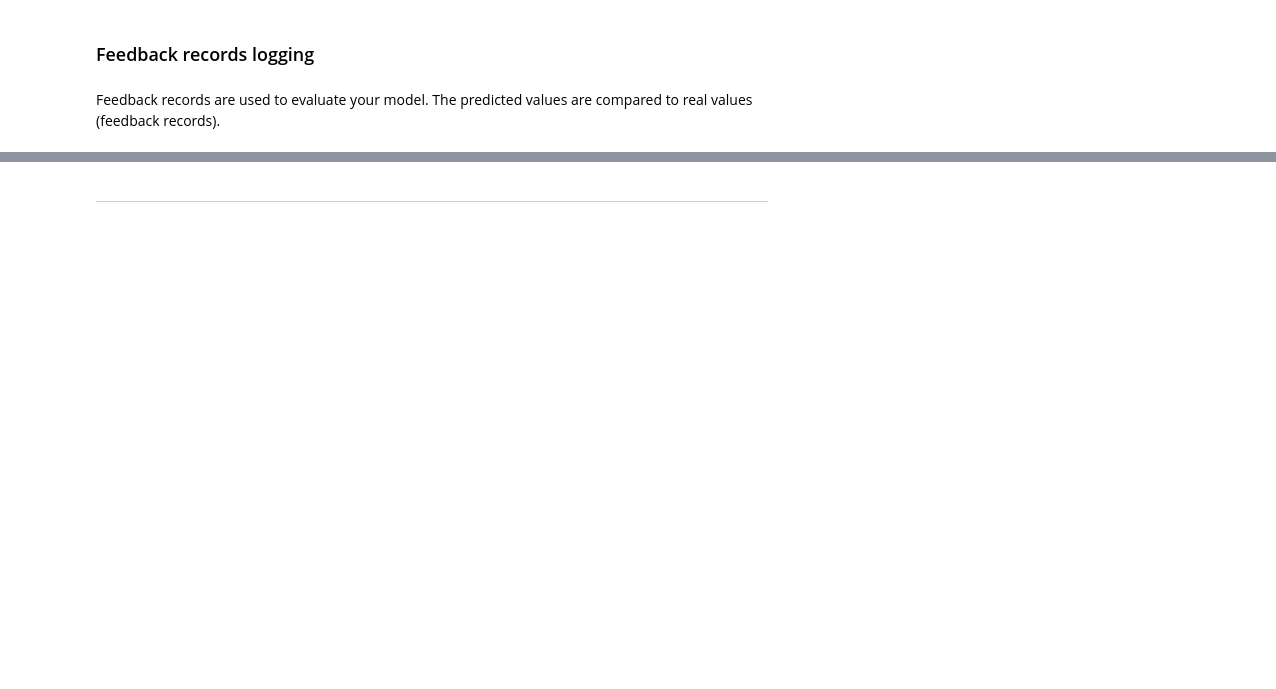
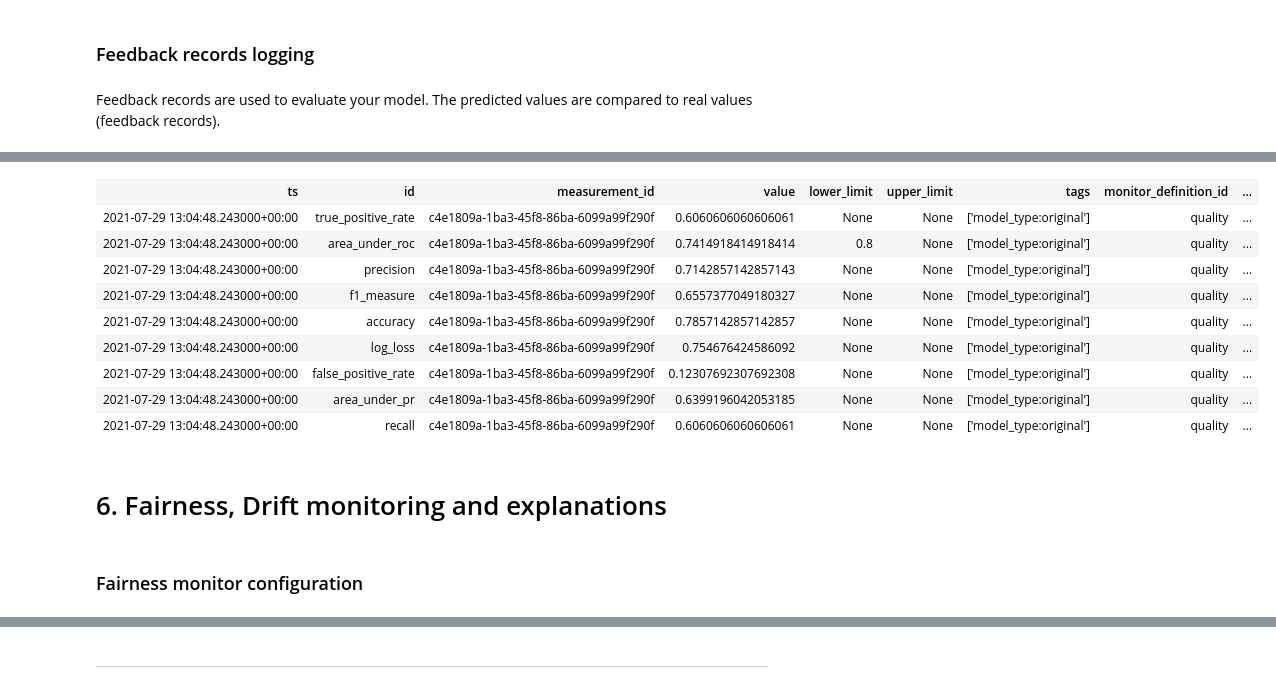
Before and after one commit to IBM/monitor-azure-ml-with-watson-openscale, a Jupyter notebook: examples/WatsonOpenScaleAndAzureMLengineExampleOutput.ipynb, the cells around one changed output, grey strips where cells are left out. Drawn from its saved outputs; the diff is of its cells as text; code cells hidden in the pictures; blank space fills up the shorter version.

Commit message:
Updates to monitor-azure-ml-with-ai-openscale.

```diff
--- a/examples/WatsonOpenScaleAndAzureMLengineExampleOutput.ipynb
+++ b/examples/WatsonOpenScaleAndAzureMLengineExampleOutput.ipynb
@@ -326,0 +485,11 @@ Request OK: True
+# %%
+subscription_details = wos_client.subscriptions.add(
+        data_mart_id=data_mart_id,
+        service_provider_id=service_provider_id,
+        asset=azure_asset,
+        deployment=deployment,
+        asset_properties=asset_properties,
+        background_mode=False
+).result
+subscription_id = subscription_details.metadata.id
+subscription_id
@@ -332,0 +628,26 @@ subscription.quality_monitoring.enable(threshold=0.7, min_records=10)
+# %%
+import time
+
+time.sleep(10)
+target = Target(
+        target_type=TargetTypes.SUBSCRIPTION,
+        target_id=subscription_id
+)
+parameters = {
+    "min_feedback_data_size": 10
+}
+thresholds = [
+                {
+                    "metric_id": "area_under_roc",
+                    "type": "lower_limit",
+                    "value": .80
+                }
+            ]
+quality_monitor_details = wos_client.monitor_instances.create(
+    data_mart_id=data_mart_id,
+    background_mode=False,
+    monitor_definition_id=wos_client.monitor_definitions.MONITORS.QUALITY.ID,
+    target=target,
+    parameters=parameters,
+    thresholds=thresholds
+).result
@@ -332,0 +668,3 @@ subscription.quality_monitoring.enable(threshold=0.7, min_records=10)
+# %%
+quality_monitor_instance_id = quality_monitor_details.metadata.id
+quality_monitor_instance_id
@@ -567,0 +746,2 @@ client.data_mart.get_deployment_metrics()
+# %%
+run_details = wos_client.monitor_instances.run(monitor_instance_id=quality_monitor_instance_id, background_mode=False).result
@@ -567,0 +763,4 @@ client.data_mart.get_deployment_metrics()
+# %%
+time.sleep(5)
+wos_client.monitor_instances.show_metrics(monitor_instance_id=quality_monitor_instance_id)
+# %% [output]
@@ -567,0 +768,14 @@ client.data_mart.get_deployment_metrics()
+| ts | id | measurement_id | value | lower_limit | upper_limit | tags | monitor_definition_id | ... |
+| 2021-07-29 13:04:48.243000+00:00 | true_positive_rate | c4e1809a-1ba3-45f8-86ba-6099a99f290f | 0.6060606060606061 | None | None | ['model_type:original'] | quality | ... |
+| 2021-07-29 13:04:48.243000+00:00 | area_under_roc | c4e1809a-1ba3-45f8-86ba-6099a99f290f | 0.7414918414918414 | 0.8 | None | ['model_type:original'] | quality | ... |
+| 2021-07-29 13:04:48.243000+00:00 | precision | c4e1809a-1ba3-45f8-86ba-6099a99f290f | 0.7142857142857143 | None | None | ['model_type:original'] | quality | ... |
+| 2021-07-29 13:04:48.243000+00:00 | f1_measure | c4e1809a-1ba3-45f8-86ba-6099a99f290f | 0.6557377049180327 | None | None | ['model_type:original'] | quality | ... |
+| 2021-07-29 13:04:48.243000+00:00 | accuracy | c4e1809a-1ba3-45f8-86ba-6099a99f290f | 0.7857142857142857 | None | None | ['model_type:original'] | quality | ... |
+| 2021-07-29 13:04:48.243000+00:00 | log_loss | c4e1809a-1ba3-45f8-86ba-6099a99f290f | 0.754676424586092 | None | None | ['model_type:original'] | quality | ... |
+| 2021-07-29 13:04:48.243000+00:00 | false_positive_rate | c4e1809a-1ba3-45f8-86ba-6099a99f290f | 0.12307692307692308 | None | None | ['model_type:original'] | quality | ... |
+| 2021-07-29 13:04:48.243000+00:00 | area_under_pr | c4e1809a-1ba3-45f8-86ba-6099a99f290f | 0.6399196042053185 | None | None | ['model_type:original'] | quality | ... |
+| 2021-07-29 13:04:48.243000+00:00 | recall | c4e1809a-1ba3-45f8-86ba-6099a99f290f | 0.6060606060606061 | None | None | ['model_type:original'] | quality | ... |
+# %% [markdown]
+# 6. Fairness, Drift monitoring and explanations <a id="monitors"></a>
+# %% [markdown]
+### Fairness monitor configuration
```
Also changed, not shown: parts of 198 cells of this notebook, 8 other files.
